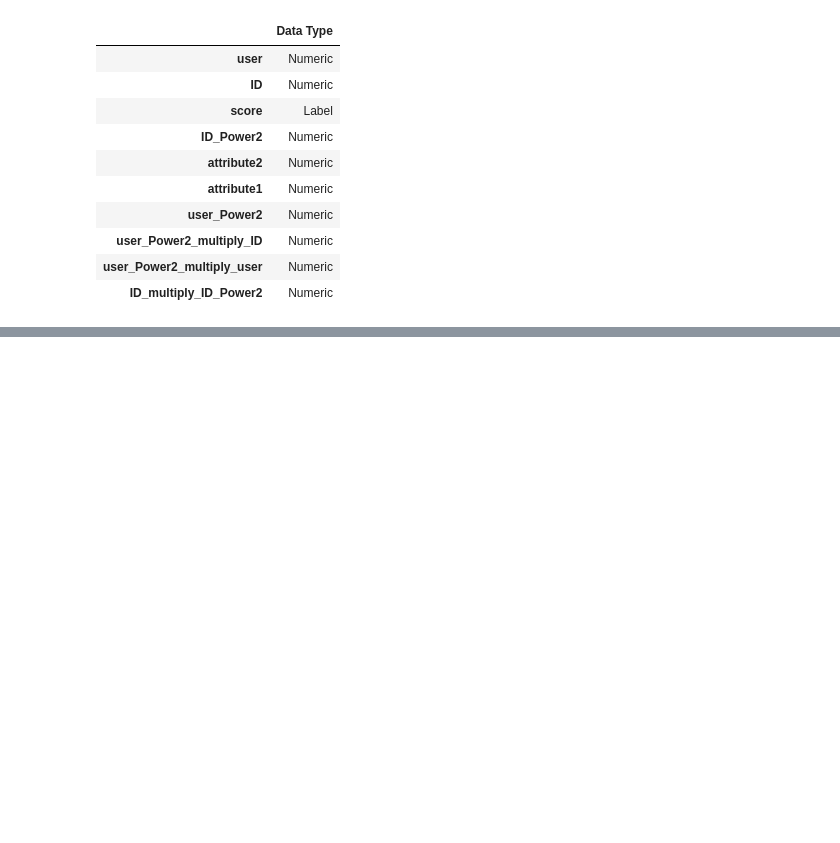
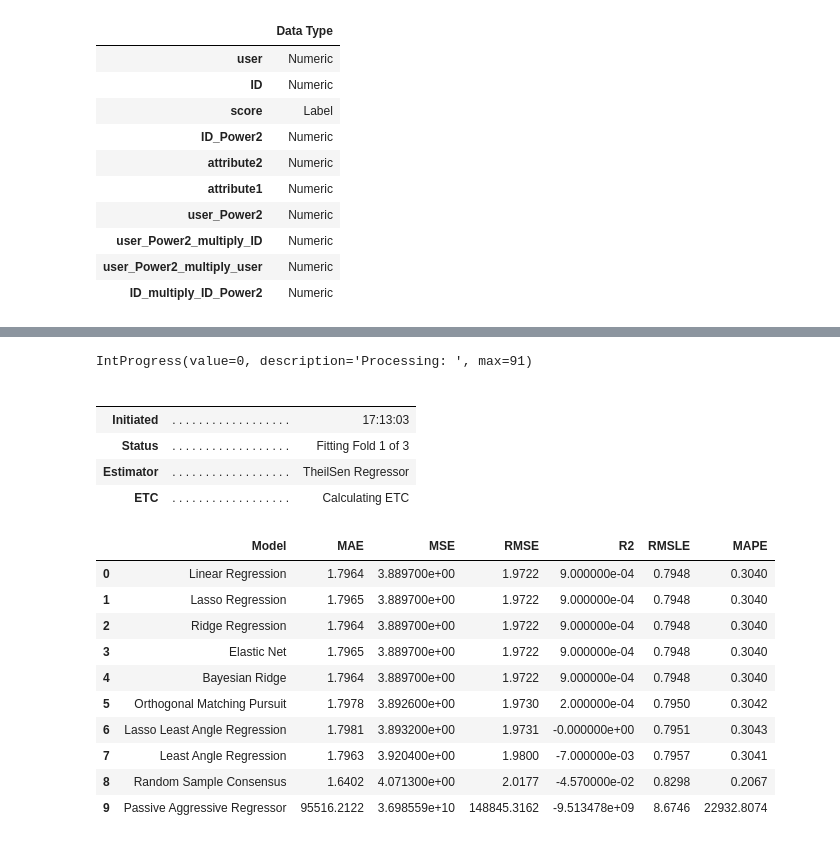
Before and after one commit to Joshua-li-yi/recommendation_system, a Jupyter notebook: ml.ipynb, the cells around one changed output, grey strips where cells are left out. Cells and saved outputs as stored; diff of their text form; code cells hidden in the pictures; blank space fills up the shorter version.

Commit message:
rmse 18

```diff
--- a/ml.ipynb
+++ b/ml.ipynb
@@ -87,0 +302,21 @@ save_model(lr, 'lr_model_23122019')
+# %%
+compare_models(fold=3, sort='RMSE')
+# %% [output]
+IntProgress(value=0, description='Processing: ', max=91)
+|  |  |  |
+|  |  |  |
+| Initiated | . . . . . . . . . . . . . . . . . . | 17:13:03 |
+| Status | . . . . . . . . . . . . . . . . . . | Fitting Fold 1 of 3 |
+| Estimator | . . . . . . . . . . . . . . . . . . | TheilSen Regressor |
+| ETC | . . . . . . . . . . . . . . . . . . | Calculating ETC |
+|  | Model | MAE | MSE | RMSE | R2 | RMSLE | MAPE |
+| 0 | Linear Regression | 1.7964 | 3.889700e+00 | 1.9722 | 9.000000e-04 | 0.7948 | 0.3040 |
+| 1 | Lasso Regression | 1.7965 | 3.889700e+00 | 1.9722 | 9.000000e-04 | 0.7948 | 0.3040 |
+| 2 | Ridge Regression | 1.7964 | 3.889700e+00 | 1.9722 | 9.000000e-04 | 0.7948 | 0.3040 |
+| 3 | Elastic Net | 1.7965 | 3.889700e+00 | 1.9722 | 9.000000e-04 | 0.7948 | 0.3040 |
+| 4 | Bayesian Ridge | 1.7964 | 3.889700e+00 | 1.9722 | 9.000000e-04 | 0.7948 | 0.3040 |
+| 5 | Orthogonal Matching Pursuit | 1.7978 | 3.892600e+00 | 1.9730 | 2.000000e-04 | 0.7950 | 0.3042 |
+| 6 | Lasso Least Angle Regression | 1.7981 | 3.893200e+00 | 1.9731 | -0.000000e+00 | 0.7951 | 0.3043 |
+| 7 | Least Angle Regression | 1.7963 | 3.920400e+00 | 1.9800 | -7.000000e-03 | 0.7957 | 0.3041 |
+| 8 | Random Sample Consensus | 1.6402 | 4.071300e+00 | 2.0177 | -4.570000e-02 | 0.8298 | 0.2067 |
+| 9 | Passive Aggressive Regressor | 95516.2122 | 3.698559e+10 | 148845.3162 | -9.513478e+09 | 8.6746 | 22932.8074 |
```
Also changed, not shown: parts of 41 cells of this notebook.
